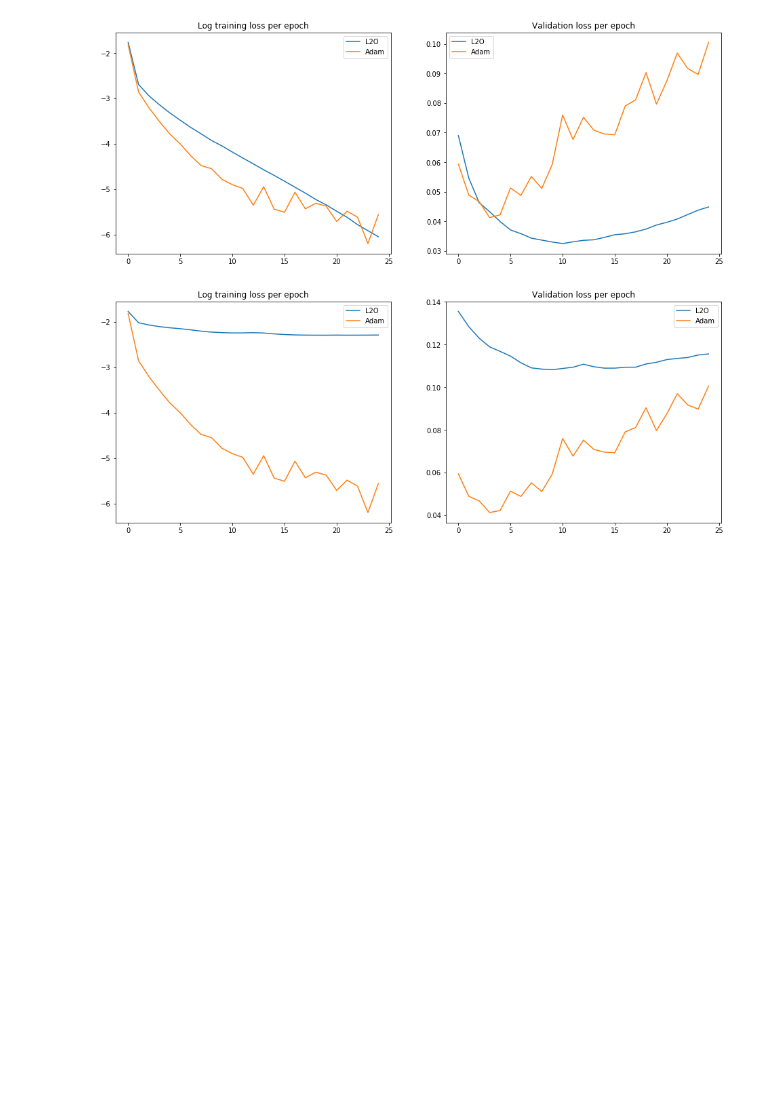
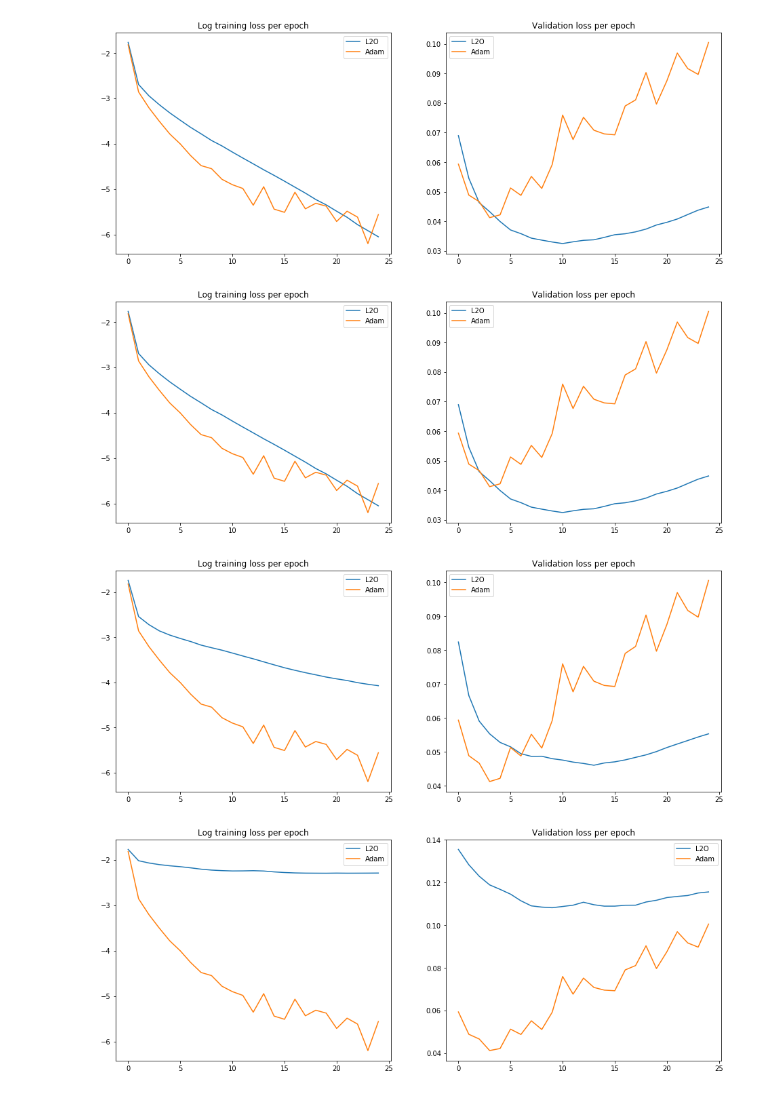
Before and after one commit to thetianshuhuang/l2o, a Jupyter notebook: evaluate.ipynb, the cells around one changed output. Saved outputs shown, nothing was run; the diff lists cells and outputs as text; code cells hidden in the pictures; blank space fills up the shorter version.

```diff
--- a/evaluate.ipynb
+++ b/evaluate.ipynb
@@ -51,6 +51,13 @@ compare("results/weights_imitation_1t_64b/stage_2/period_19.json")
 # %% [output]
 [figure]
 [figure]
+# %%
+# Optimization Path Length
+compare("results/weights_imitation_1t_64b/stage_2/period_19.json")
+compare("results/weights_imitation_1t_64b_longer_repeat/stage_2/period_19.json")
+# %% [output]
+[figure, added]
+[figure, added]
 # %%
 # Teachers
 compare("results/weights_meta_64b/stage_2/period_19.json")
```
Also changed, not shown: 3 other files.
